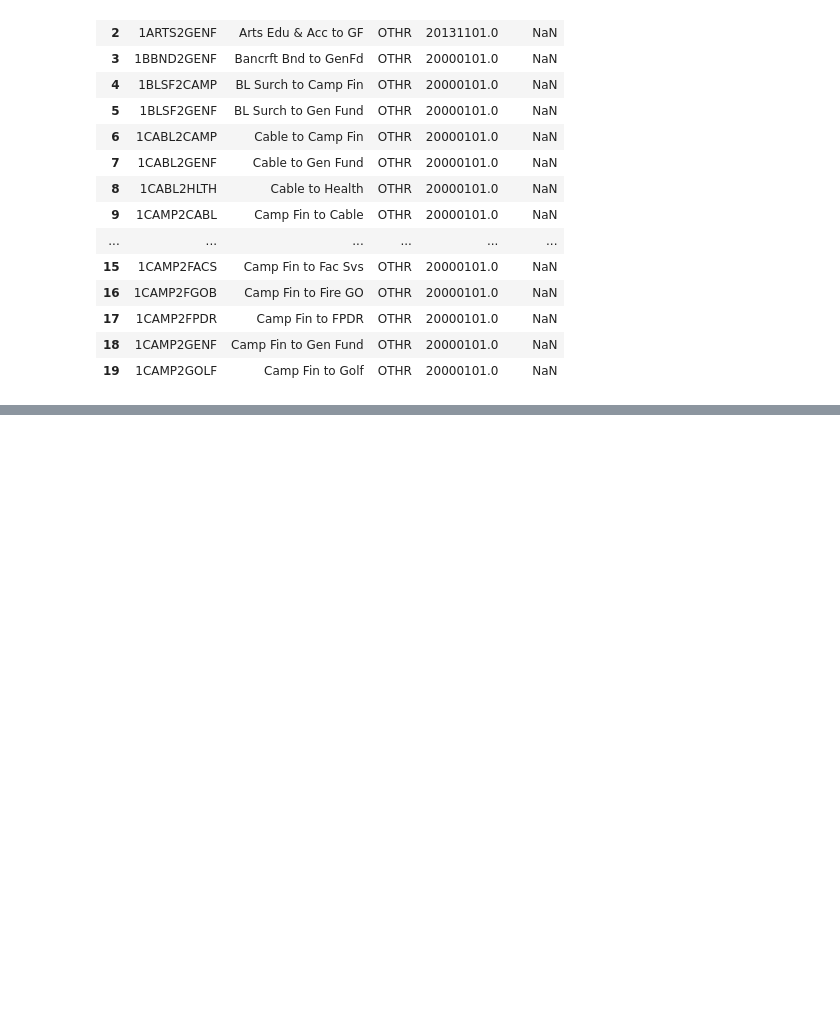
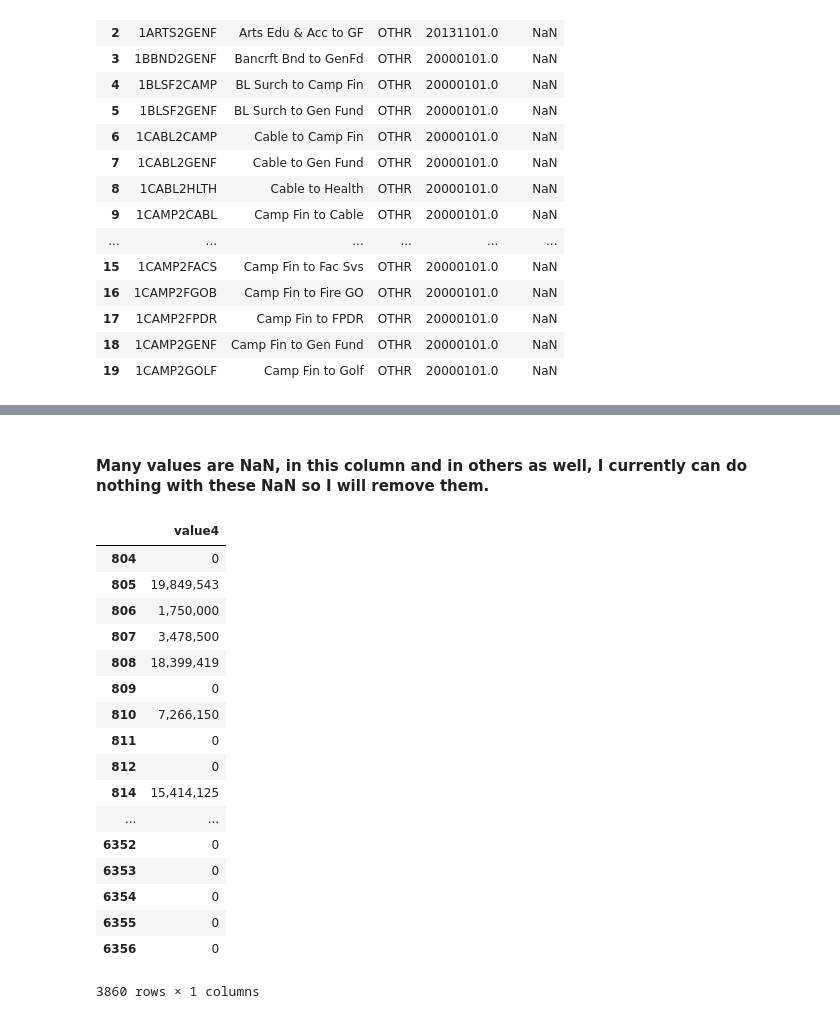
Before and after one commit to jasonleonhard/pdx_budget_data_science_contribution, a Jupyter notebook: notebooks/pandas_dataframe_selection_funded_program_attributes.ipynb, the cells around one changed output, grey strips where cells are left out. Saved outputs shown, nothing was run; the diff lists cells and outputs as text; code cells hidden in the pictures; blank space fills up the shorter version.

Commit message:
cleaning dataframe

```diff
--- a/notebooks/pandas_dataframe_selection_funded_program_attributes.ipynb
+++ b/notebooks/pandas_dataframe_selection_funded_program_attributes.ipynb
@@ -81,0 +85,3 @@ df1.head(20)
+# %%
+v4 = df1.loc[:,['value4']]
+v4.head()
@@ -81,0 +95,25 @@ df1.head(20)
+# %% [markdown]
+#### Many values are NaN, in this column and in others as well, I currently can do nothing with these NaN so I will remove them.
+# %%
+v4 = v4.dropna()
+v4
+# type(v4) # pandas.core.frame.DataFrame
+# %% [output]
+|  | value4 |
+| 804 | 0 |
+| 805 | 19,849,543 |
+| 806 | 1,750,000 |
+| 807 | 3,478,500 |
+| 808 | 18,399,419 |
+| 809 | 0 |
+| 810 | 7,266,150 |
+| 811 | 0 |
+| 812 | 0 |
+| 814 | 15,414,125 |
+| ... | ... |
+| 6352 | 0 |
+| 6353 | 0 |
+| 6354 | 0 |
+| 6355 | 0 |
+| 6356 | 0 |
+3860 rows × 1 columns
```
Also changed, not shown: parts of 6 cells of this notebook.
